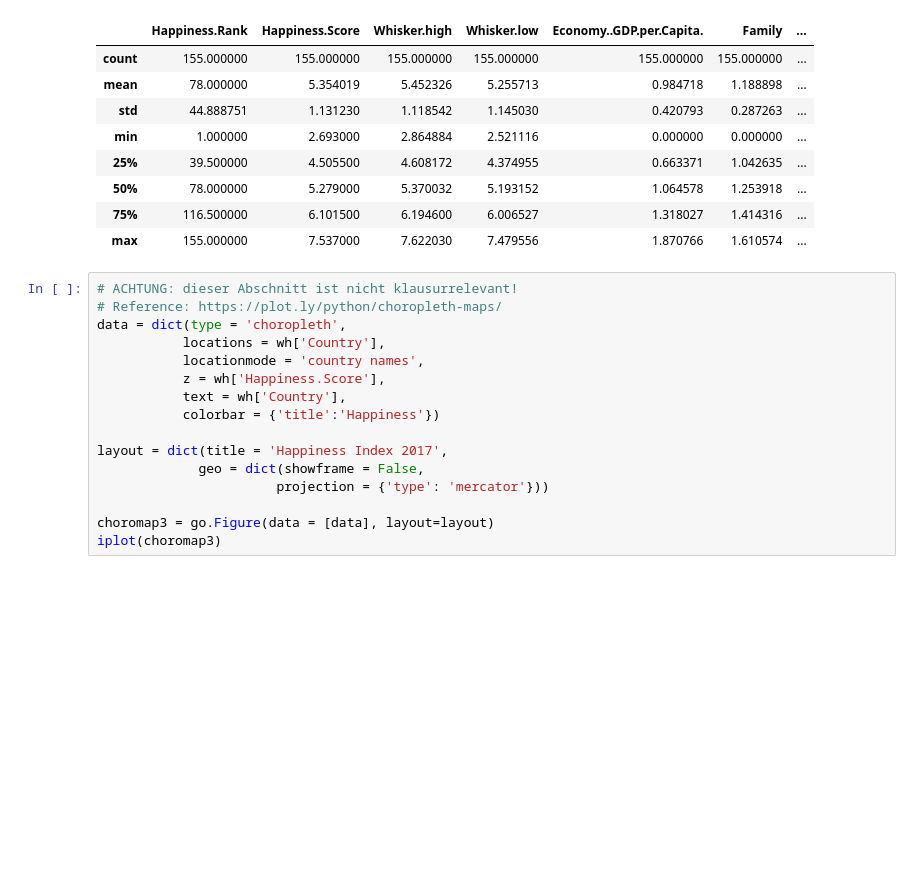
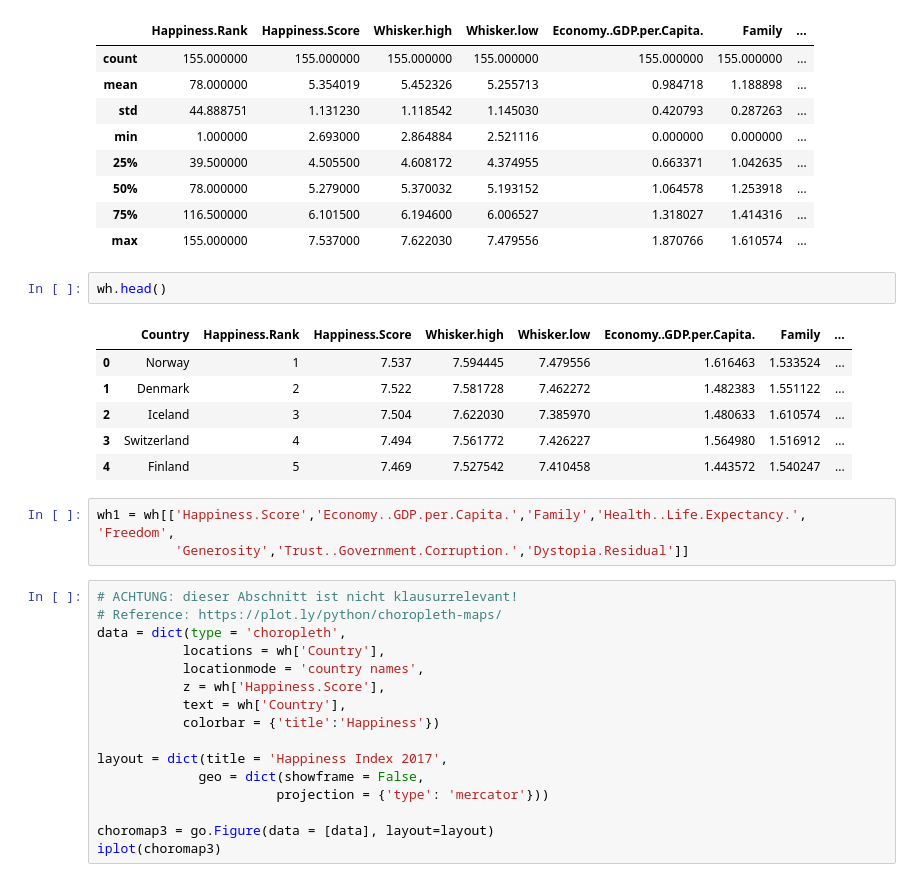
Before and after one commit to profkueppers/hslu_mw330_18_2, a Jupyter notebook: Labs/Lecture 8/MW330 - LAB8.1b - LIVE.ipynb, the cells around one changed output. Saved outputs shown, nothing was run; the diff lists cells and outputs as text; blank space fills up the shorter version.

```diff
--- a/Labs/Lecture 8/MW330 - LAB8.1b - LIVE.ipynb
+++ b/Labs/Lecture 8/MW330 - LAB8.1b - LIVE.ipynb
@@ -26,6 +26,18 @@ wh.describe()
 | 50% | 78.000000 | 5.279000 | 5.370032 | 5.193152 | 1.064578 | 1.253918 | ... |
 | 75% | 116.500000 | 6.101500 | 6.194600 | 6.006527 | 1.318027 | 1.414316 | ... |
 | max | 155.000000 | 7.537000 | 7.622030 | 7.479556 | 1.870766 | 1.610574 | ... |
+# %%
+wh.head()
+# %% [output]
+|  | Country | Happiness.Rank | Happiness.Score | Whisker.high | Whisker.low | Economy..GDP.per.Capita. | Family | ... |
+| 0 | Norway | 1 | 7.537 | 7.594445 | 7.479556 | 1.616463 | 1.533524 | ... |
+| 1 | Denmark | 2 | 7.522 | 7.581728 | 7.462272 | 1.482383 | 1.551122 | ... |
+| 2 | Iceland | 3 | 7.504 | 7.622030 | 7.385970 | 1.480633 | 1.610574 | ... |
+| 3 | Switzerland | 4 | 7.494 | 7.561772 | 7.426227 | 1.564980 | 1.516912 | ... |
+| 4 | Finland | 5 | 7.469 | 7.527542 | 7.410458 | 1.443572 | 1.540247 | ... |
+# %%
+wh1 = wh[['Happiness.Score','Economy..GDP.per.Capita.','Family','Health..Life.Expectancy.', 'Freedom',
+          'Generosity','Trust..Government.Corruption.','Dystopia.Residual']]
 # %%
 # ACHTUNG: dieser Abschnitt ist nicht klausurrelevant!
 # Reference: https://plot.ly/python/choropleth-maps/
```
